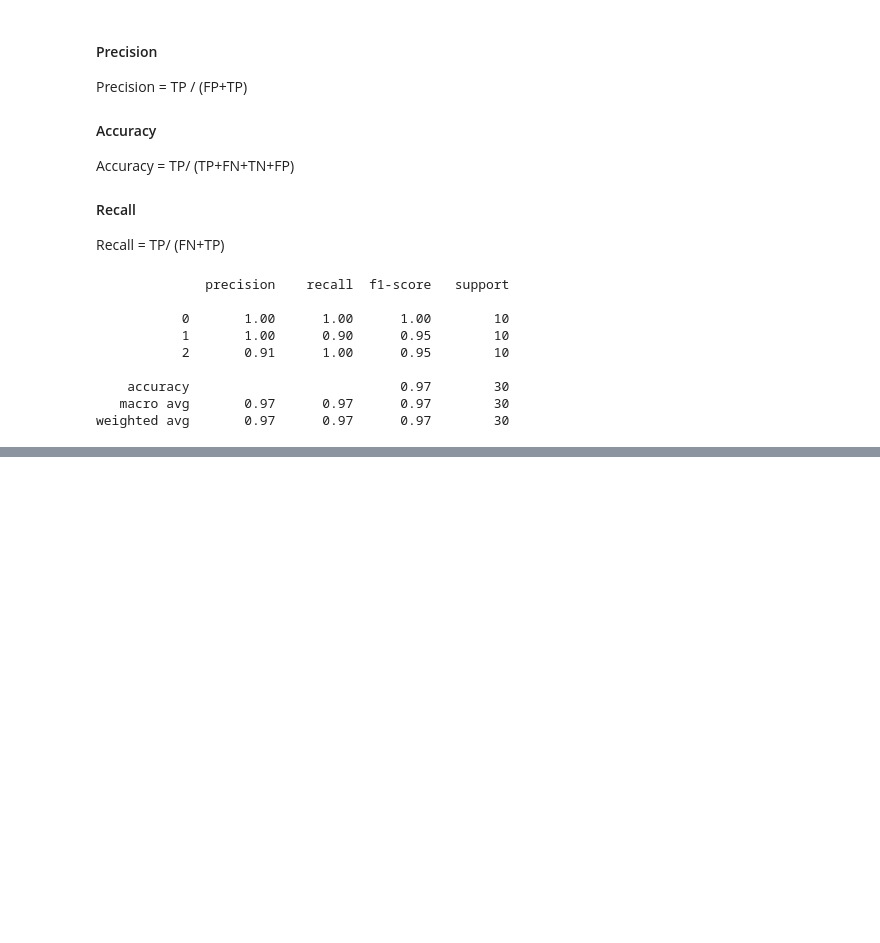
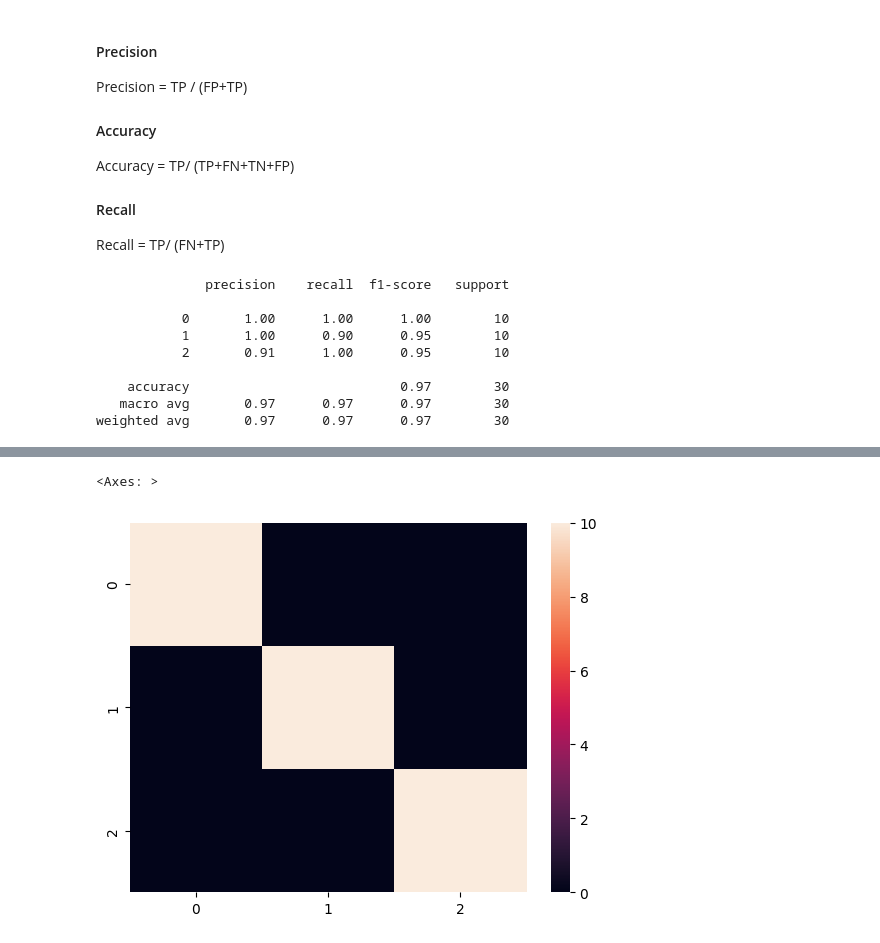
Before and after one commit to abdulhakkeempa/iris-classification, a Jupyter notebook: Iris_Classification.ipynb, the cells around one changed output, grey strips where cells are left out. Drawn from its saved outputs; the diff is of its cells as text; code cells hidden in the pictures; blank space fills up the shorter version.

Commit message:
Feature: Trained with the SVM Model

```diff
--- a/Iris_Classification.ipynb
+++ b/Iris_Classification.ipynb
@@ -214,0 +262,3 @@ weighted avg       0.97      0.97      0.97        30
+# %%
+clf = SVC(C=1,kernel='linear')
+clf.fit(X_train,y_train)
@@ -214,0 +267,7 @@ weighted avg       0.97      0.97      0.97        30
+# %%
+y_pred = clf.predict(X_test)
+X_pred = clf.predict(X_train)
+test_score = accuracy_score(y_test,y_pred)
+train_score = accuracy_score(y_train,X_pred)
+print(f"Train Score : {train_score}")
+print(f"Test Score : {test_score}")
@@ -214,0 +277,6 @@ weighted avg       0.97      0.97      0.97        30
+# %%
+cm = confusion_matrix(y_test, y_pred)
+print(cm)
+
+report = classification_report(y_test,y_pred)
+print(report)
@@ -214,0 +296,6 @@ weighted avg       0.97      0.97      0.97        30
+# %%
+import seaborn as sns
+sns.heatmap(cm)
+# %% [output]
+<Axes: >
+[figure, added]
```
Also changed, not shown: parts of 14 cells of this notebook.
